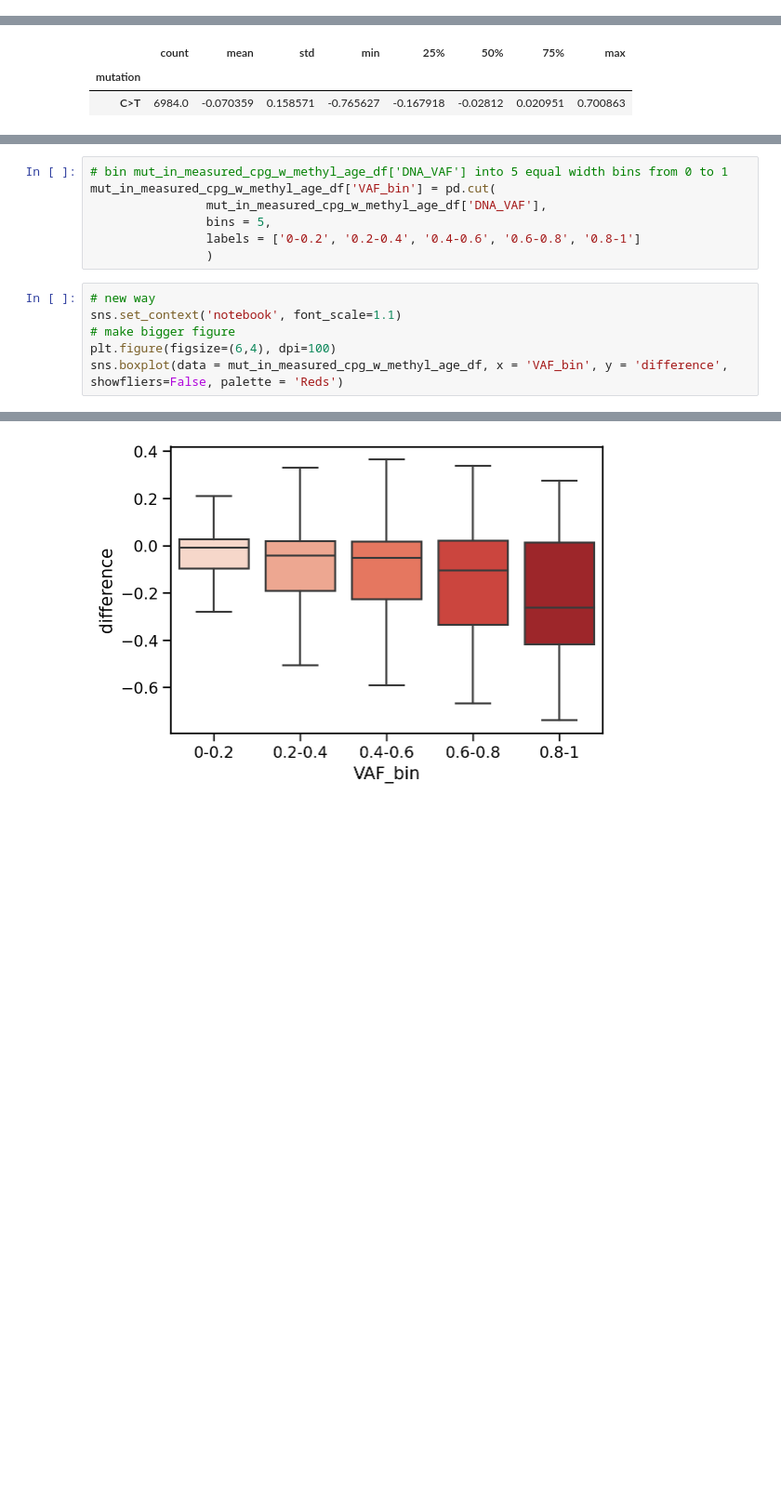
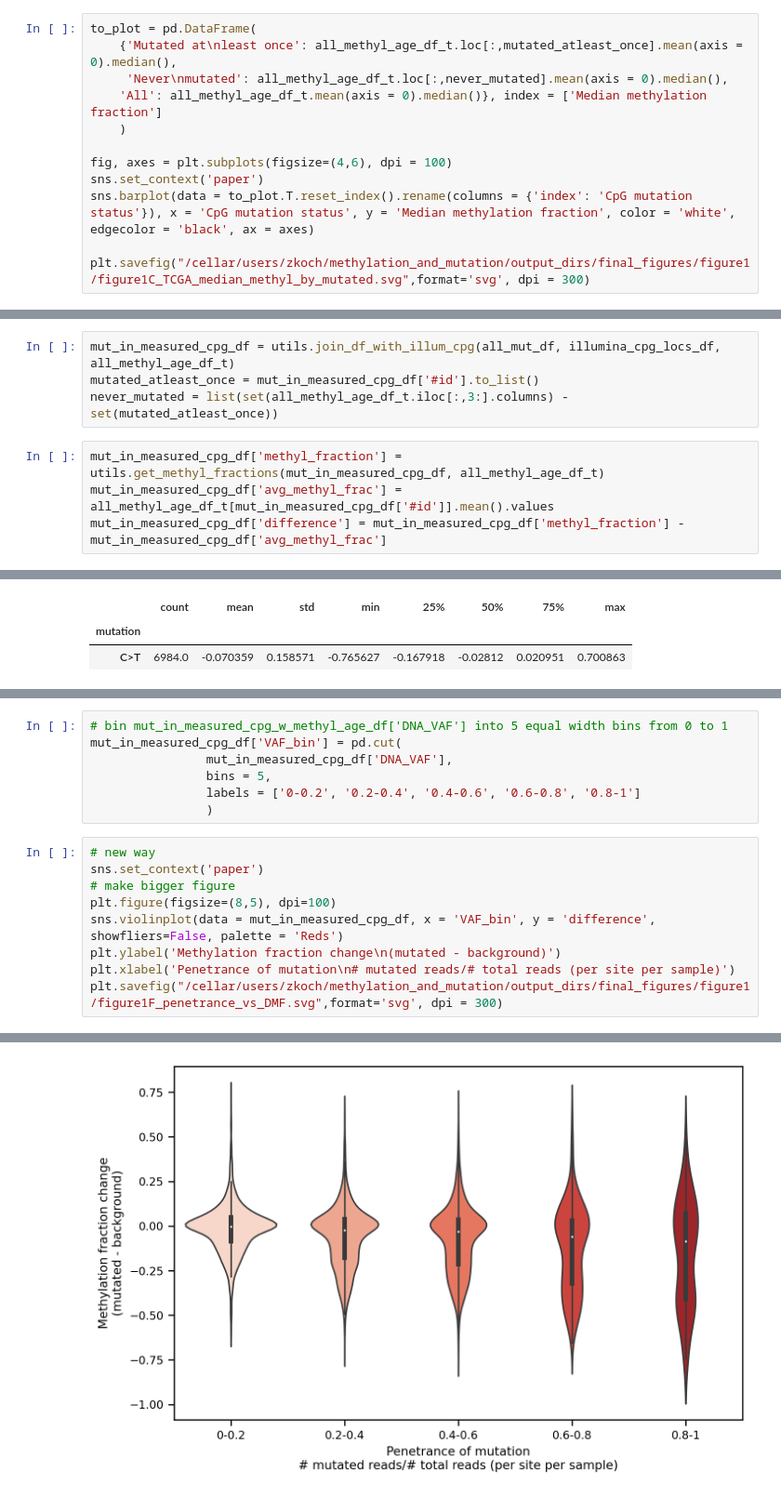
Before and after one commit to zanekoch/methylation_and_mutation, a Jupyter notebook: figure1_042023.ipynb, the cells around one changed output, grey strips where cells are left out. Shown at 93% size. Saved outputs shown, nothing was run; the diff lists cells and outputs as text; blank space fills up the shorter version.

Commit message:
finalizing figures

```diff
--- a/figure1_042023.ipynb
+++ b/figure1_042023.ipynb
@@ -224,0 +162,12 @@ array(['Non mutated CpGs', 'Mutated CpGs', 'Site of no CpG mutation'],
+# %%
+to_plot = pd.DataFrame(
+    {'Mutated at\nleast once': all_methyl_age_df_t.loc[:,mutated_atleast_once].mean(axis = 0).median(),
+     'Never\nmutated': all_methyl_age_df_t.loc[:,never_mutated].mean(axis = 0).median(),
+    'All': all_methyl_age_df_t.mean(axis = 0).median()}, index = ['Median methylation fraction']
+    )
+
+fig, axes = plt.subplots(figsize=(4,6), dpi = 100)
+sns.set_context('paper')
+sns.barplot(data = to_plot.T.reset_index().rename(columns = {'index': 'CpG mutation status'}), x = 'CpG mutation status', y = 'Median methylation fraction', color = 'white', edgecolor = 'black', ax = axes)
+
+plt.savefig("/cellar/users/zkoch/methylation_and_mutation/output_dirs/final_figures/figure1/figure1C_TCGA_median_methyl_by_mutated.svg",format='svg', dpi = 300)
@@ -224,0 +178,8 @@ array(['Non mutated CpGs', 'Mutated CpGs', 'Site of no CpG mutation'],
+# %%
+mut_in_measured_cpg_df = utils.join_df_with_illum_cpg(all_mut_df, illumina_cpg_locs_df, all_methyl_age_df_t)
+mutated_atleast_once = mut_in_measured_cpg_df['#id'].to_list()
+never_mutated = list(set(all_methyl_age_df_t.iloc[:,3:].columns) - set(mutated_atleast_once))
+# %%
+mut_in_measured_cpg_df['methyl_fraction'] = utils.get_methyl_fractions(mut_in_measured_cpg_df, all_methyl_age_df_t)
+mut_in_measured_cpg_df['avg_methyl_frac'] = all_methyl_age_df_t[mut_in_measured_cpg_df['#id']].mean().values
+mut_in_measured_cpg_df['difference'] = mut_in_measured_cpg_df['methyl_fraction'] - mut_in_measured_cpg_df['avg_methyl_frac']
@@ -270,14 +221,17 @@ mut_in_measured_cpg_w_methyl_age_df, to_plot_df = analysis.methylation_fraction_
 # %%
 # bin mut_in_measured_cpg_w_methyl_age_df['DNA_VAF'] into 5 equal width bins from 0 to 1
-mut_in_measured_cpg_w_methyl_age_df['VAF_bin'] = pd.cut(
-                mut_in_measured_cpg_w_methyl_age_df['DNA_VAF'],
+mut_in_measured_cpg_df['VAF_bin'] = pd.cut(
+                mut_in_measured_cpg_df['DNA_VAF'],
                 bins = 5,
                 labels = ['0-0.2', '0.2-0.4', '0.4-0.6', '0.6-0.8', '0.8-1']
                 )
 # %%
 # new way
-sns.set_context('notebook', font_scale=1.1)
+sns.set_context('paper')
 # make bigger figure
-plt.figure(figsize=(6,4), dpi=100)
-sns.boxplot(data = mut_in_measured_cpg_w_methyl_age_df, x = 'VAF_bin', y = 'difference', showfliers=False, palette = 'Reds')
+plt.figure(figsize=(8,5), dpi=100)
+sns.violinplot(data = mut_in_measured_cpg_df, x = 'VAF_bin', y = 'difference', showfliers=False, palette = 'Reds')
+plt.ylabel('Methylation fraction change\n(mutated - background)')
+plt.xlabel('Penetrance of mutation\n# mutated reads/# total reads (per site per sample)')
+plt.savefig("/cellar/users/zkoch/methylation_and_mutation/output_dirs/final_figures/figure1/figure1F_penetrance_vs_DMF.svg",format='svg', dpi = 300)
 # %% [output]
@@ -285 +238 @@ sns.boxplot(data = mut_in_measured_cpg_w_methyl_age_df, x = 'VAF_bin', y = 'diff
-[figure, old version]
+[figure, new version]
```
Also changed, not shown: parts of 51 cells of this notebook, 15 other files.
